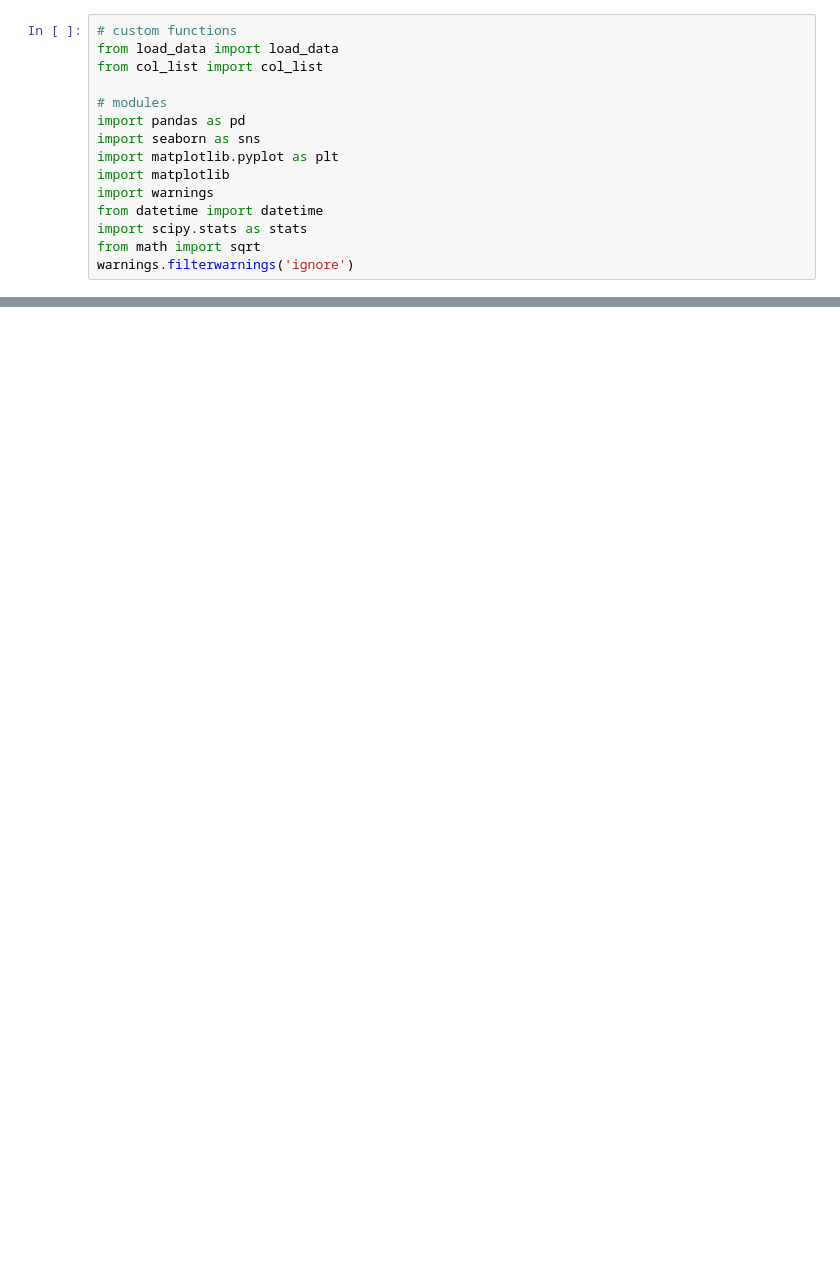
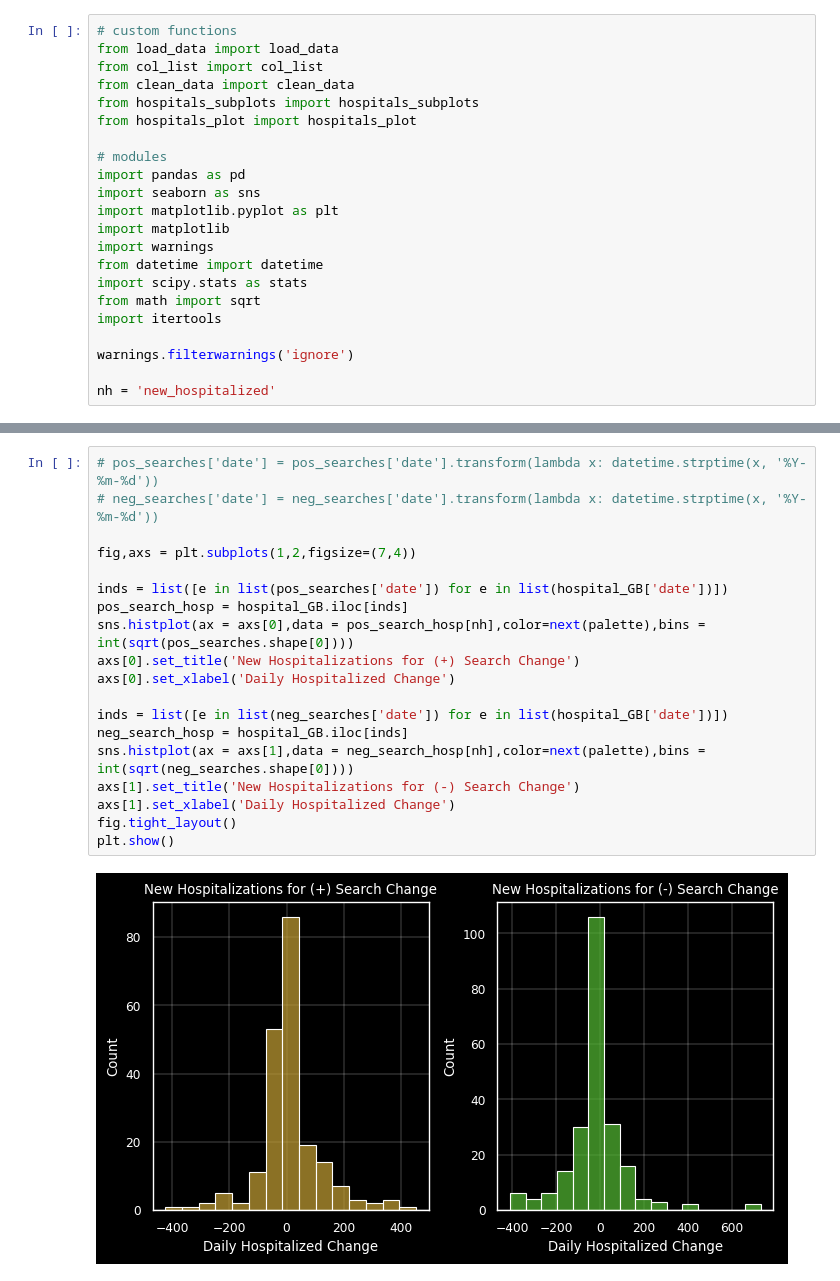
Before and after one commit to chrisshaffer/covid-symptom-searches, a Jupyter notebook: notebooks/hypothesis_testing.ipynb, the cells around one changed output, grey strips where cells are left out. Cells and saved outputs as stored; diff of their text form; blank space fills up the shorter version.

```diff
--- a/notebooks/hypothesis_testing.ipynb
+++ b/notebooks/hypothesis_testing.ipynb
@@ -2,6 +2,9 @@
 # custom functions
 from load_data import load_data
 from col_list import col_list
+from clean_data import clean_data
+from hospitals_subplots import hospitals_subplots
+from hospitals_plot import hospitals_plot
 
 # modules
 import pandas as pd
@@ -12,7 +15,11 @@ import warnings
 from datetime import datetime
 import scipy.stats as stats
 from math import sqrt
+import itertools
+
 warnings.filterwarnings('ignore')
+
+nh = 'new_hospitalized'
 # %%
 dir = '~/DSI/covid-symptom-searches/data/'
 nrows= None
@@ -51,0 +142,21 @@ hospital_BR.hist(column = 'new_hospitalized',bins = int(sqrt(hospital_BR.shape[0
+# %%
+# pos_searches['date'] = pos_searches['date'].transform(lambda x: datetime.strptime(x, '%Y-%m-%d'))
+# neg_searches['date'] = neg_searches['date'].transform(lambda x: datetime.strptime(x, '%Y-%m-%d'))
+
+fig,axs = plt.subplots(1,2,figsize=(7,4))
+
+inds = list([e in list(pos_searches['date']) for e in list(hospital_GB['date'])])
+pos_search_hosp = hospital_GB.iloc[inds]
+sns.histplot(ax = axs[0],data = pos_search_hosp[nh],color=next(palette),bins = int(sqrt(pos_searches.shape[0])))
+axs[0].set_title('New Hospitalizations for (+) Search Change')
+axs[0].set_xlabel('Daily Hospitalized Change')
+
+inds = list([e in list(neg_searches['date']) for e in list(hospital_GB['date'])])
+neg_search_hosp = hospital_GB.iloc[inds]
+sns.histplot(ax = axs[1],data = neg_search_hosp[nh],color=next(palette),bins = int(sqrt(neg_searches.shape[0])))
+axs[1].set_title('New Hospitalizations for (-) Search Change')
+axs[1].set_xlabel('Daily Hospitalized Change')
+fig.tight_layout()
+plt.show()
+# %% [output]
+[figure, added]
```
Also changed, not shown: parts of 6 cells of this notebook, 2 other files.
